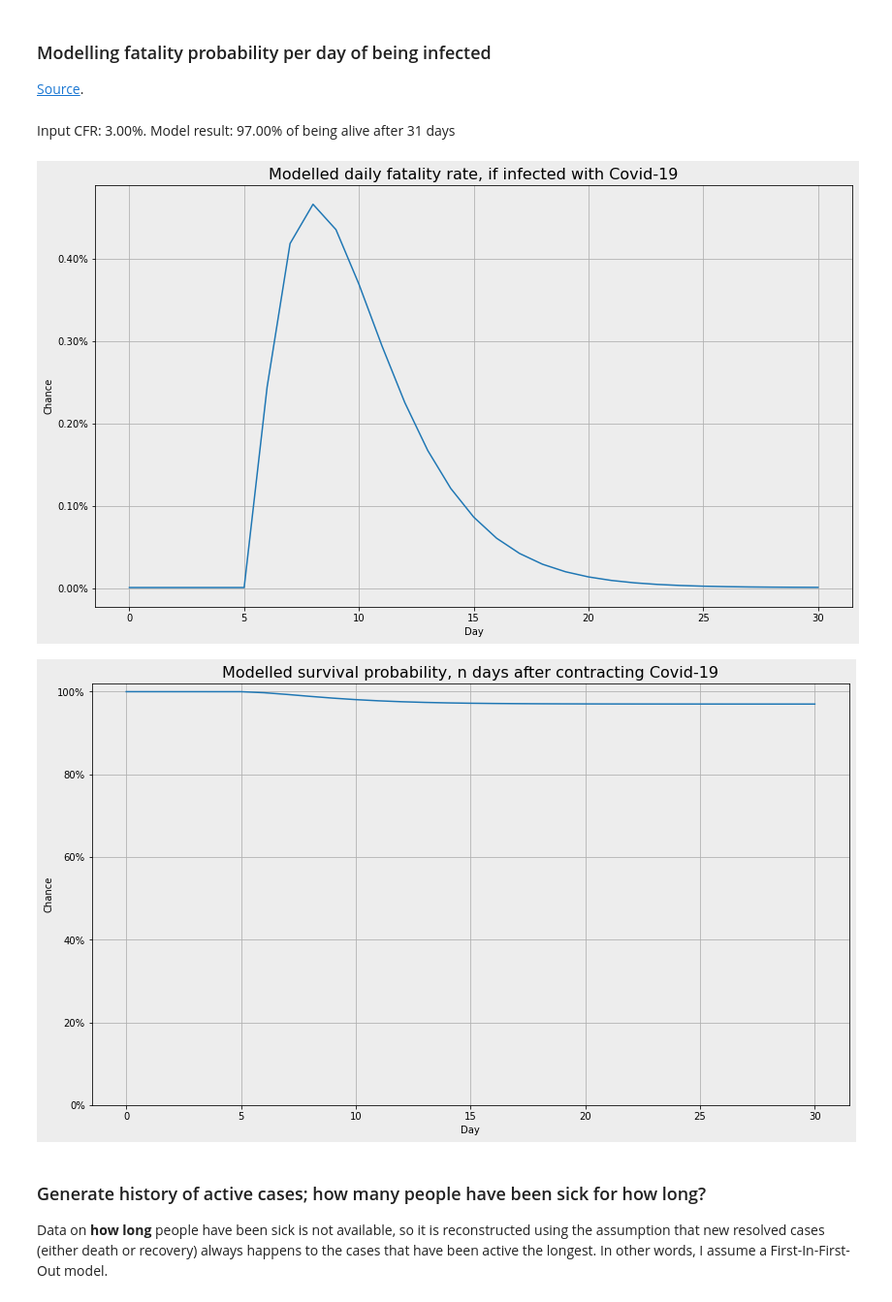
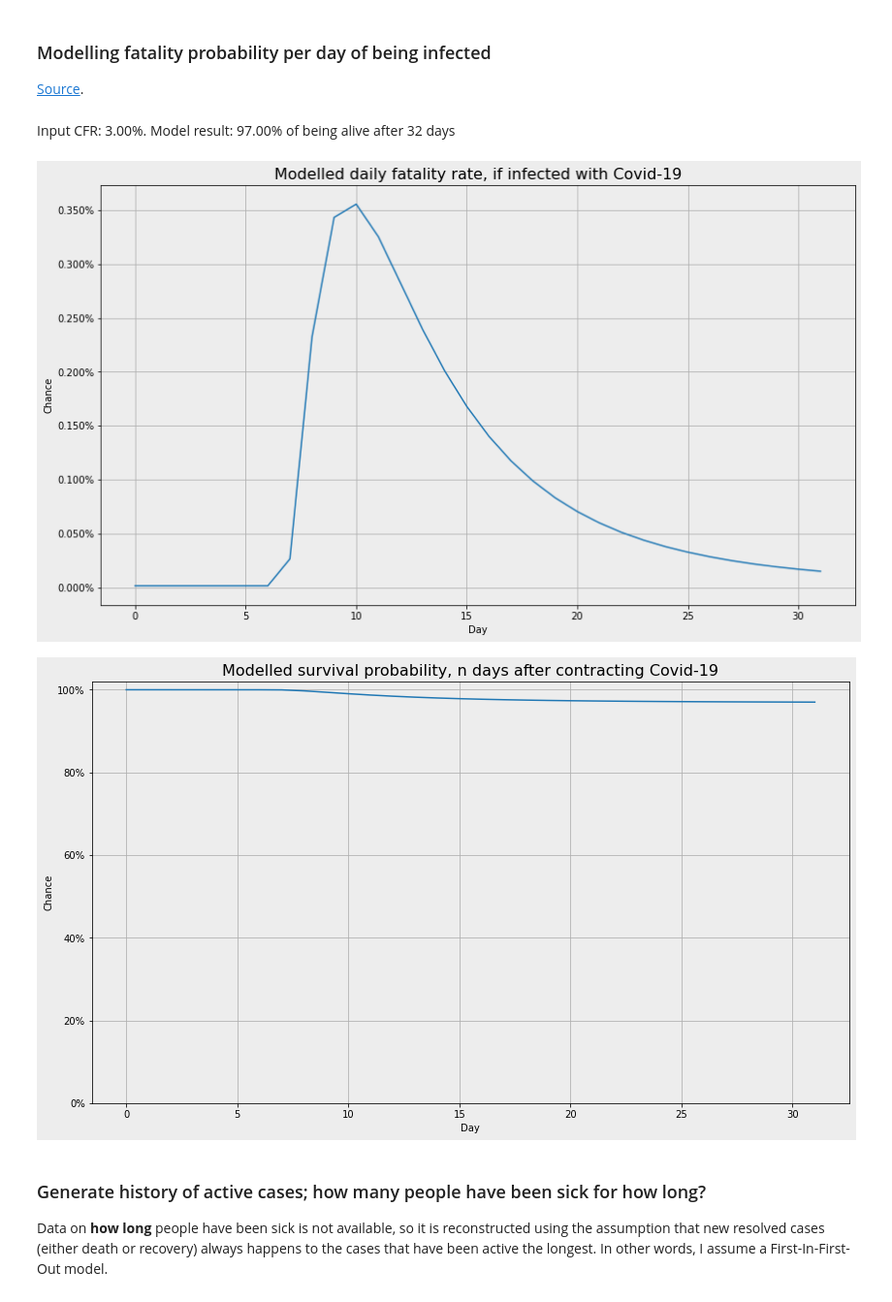
Before and after one commit to JeroenKools/covid19, a Jupyter notebook: COVID-19.ipynb, the cells around one changed output. Shown at 97% size. Cells and saved outputs as stored; diff of their text form; code cells hidden in the pictures.

```diff
--- a/COVID-19.ipynb
+++ b/COVID-19.ipynb
@@ -235,11 +242,11 @@ data.curve_fit("All except China", days=120)
 
 [Source](https://www.mdpi.com/2077-0383/9/2/538).
 # %%
-death_chance_per_day(cfr=0.03, mu=5, sigma=2, length=31, do_plot=True)
+death_chance_per_day(cfr=0.03, s=0.8, mu=6.5, sigma=6, length=32, do_plot=True)
 # %% [output]
-Input CFR: 3.00%. Model result: 97.00% of being alive after 31 days
+Input CFR: 3.00%. Model result: 97.00% of being alive after 32 days
-[figure, old version]
+[figure, new version]
-[figure, old version]
+[figure, new version]
 # %% [markdown]
 ### Generate history of active cases; how many people have been sick for how long?
 
```
Also changed, not shown: parts of 20 cells of this notebook, 2 other files.
